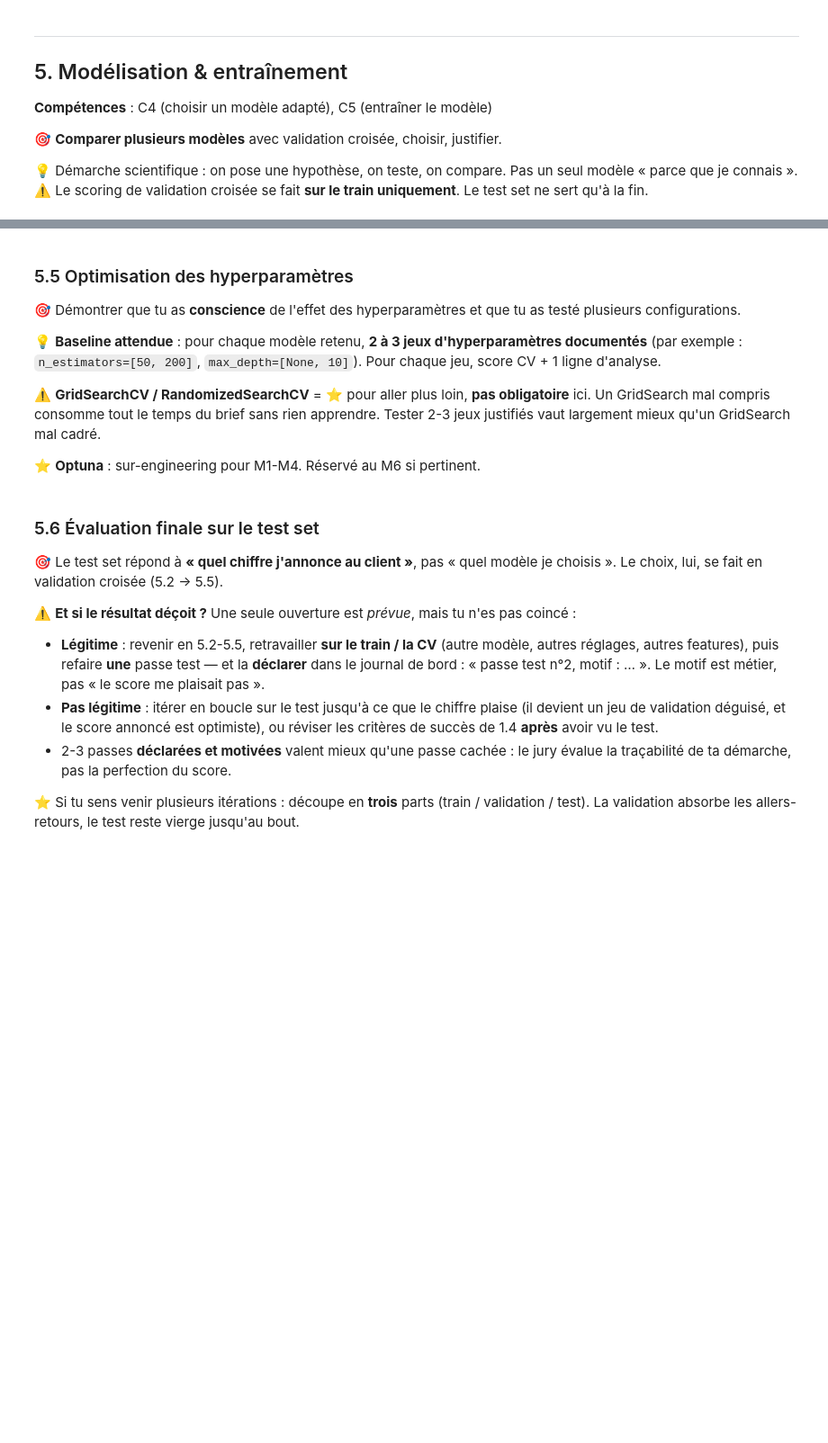
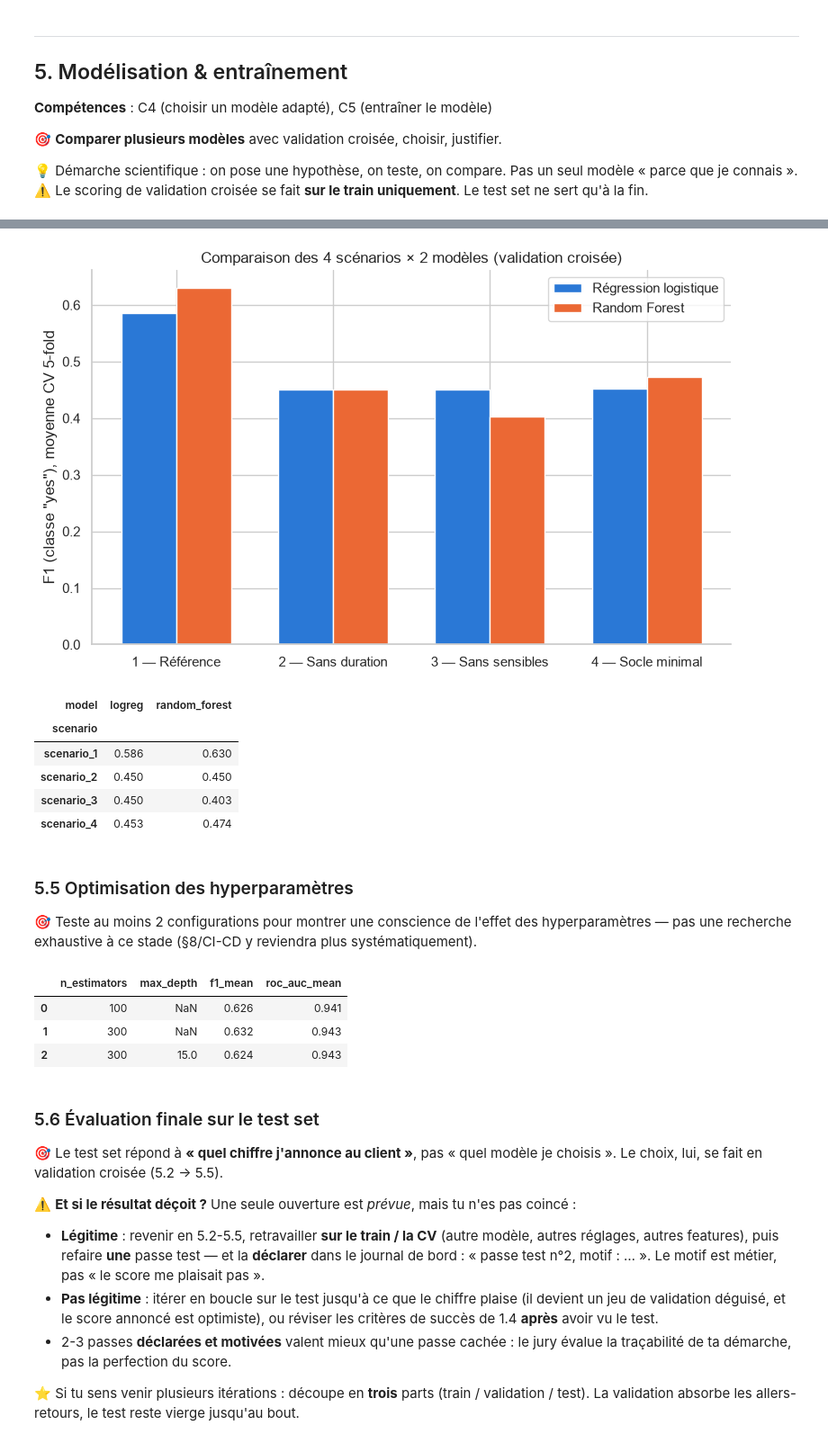
Before and after one commit to nawellepolin/cas-usage-certif-bank-marketing-nawelle, a Jupyter notebook: notebooks/M9_nawelle_bank_marketing.ipynb, the cells around one changed output, grey strips where cells are left out. Shown at 90% size. Cells and saved outputs as stored; diff of their text form; code cells hidden in the pictures; blank space fills up the shorter version.

```diff
--- a/notebooks/M9_nawelle_bank_marketing.ipynb
+++ b/notebooks/M9_nawelle_bank_marketing.ipynb
@@ -732,32 +743,56 @@ Assertions de qualité : OK
 # %%
-# 5.4 Comparaison des modèles : tableau de scores CV
+BLUE, ORANGE = "#2a78d6", "#eb6834"
+
+pivot = cv_results.pivot(index="scenario", columns="model", values="f1_mean")
+pivot = pivot.loc[SCENARIOS, ["logreg", "random_forest"]]
+
+fig, ax = plt.subplots(figsize=(8, 5))
+x = np.arange(len(pivot))
+width = 0.35
+ax.bar(x - width/2, pivot["logreg"], width, label="Régression logistique", color=BLUE)
+ax.bar(x + width/2, pivot["random_forest"], width, label="Random Forest", color=ORANGE)
+ax.set_xticks(x)
+ax.set_xticklabels(["1 — Référence", "2 — Sans duration", "3 — Sans sensibles", "4 — Socle minimal"])
+ax.set_ylabel("F1 (classe \"yes\"), moyenne CV 5-fold")
+ax.set_title("Comparaison des 4 scénarios × 2 modèles (validation croisée)")
+ax.legend()
+ax.spines[["top", "right"]].set_visible(False)
+plt.tight_layout()
+plt.show()
+
+cv_results.pivot(index="scenario", columns="model", values="f1_mean").loc[SCENARIOS].round(3)
+# %% [output]
+[figure, added]
+| model | logreg | random_forest |
+| scenario |  |  |
+| scenario_1 | 0.586 | 0.630 |
+| scenario_2 | 0.450 | 0.450 |
+| scenario_3 | 0.450 | 0.403 |
+| scenario_4 | 0.453 | 0.474 |
 # %% [markdown]
 ### 5.5 Optimisation des hyperparamètres
 
-🎯 Démontrer que tu as **conscience** de l'effet des hyperparamètres et que tu as testé plusieurs configurations.
-
-💡 **Baseline attendue** : pour chaque modèle retenu, **2 à 3 jeux d'hyperparamètres documentés** (par exemple : `n_estimators=[50, 200]`, `max_depth=[None, 10]`). Pour chaque jeu, score CV + 1 ligne d'analyse.
-
-⚠️ **GridSearchCV / RandomizedSearchCV** = ⭐ pour aller plus loin, **pas obligatoire** ici. Un GridSearch mal compris consomme tout le temps du brief sans rien apprendre. Tester 2-3 jeux justifiés vaut largement mieux qu'un GridSearch mal cadré.
-
-⭐ **Optuna** : sur-engineering pour M1-M4. Réservé au M6 si pertinent.
+🎯 Teste au moins 2 configurations pour montrer une conscience de l'effet des hyperparamètres — pas une recherche exhaustive à ce stade (§8/CI-CD y reviendra plus systématiquement).
 # %%
-# Exemple baseline : 2 jeux d'hyperparamètres comparés
-# from sklearn.ensemble import RandomForestClassifier
-# from sklearn.model_selection import cross_val_score
-#
-# for n in (50, 200):
-#     for d in (None, 10):
-#         model = RandomForestClassifier(
-#             n_estimators=n, max_depth=d, random_state=RANDOM_STATE
-#         )
-#         pipe = Pipeline([("prep", preprocessor), ("clf", model)])
-#         scores = cross_val_score(pipe, X_train, y_train, cv=5, scoring="f1")
-#         print(f"n={n} d={d}  F1 = {scores.mean():.3f} ± {scores.std():.3f}")
-#
-# ⭐ Bonus : remplacer les boucles ci-dessus par un GridSearchCV.
-# from sklearn.model_selection import GridSearchCV
-# search = GridSearchCV(pipe, param_grid={...}, cv=5, scoring="f1", n_jobs=-1)
+configs = [
+    {"n_estimators": 100, "max_depth": None},
+    {"n_estimators": 300, "max_depth": None},
+    {"n_estimators": 300, "max_depth": 15},
+]
+
+tuning_rows = []
+for cfg in configs:
+    clf = RandomForestClassifier(class_weight="balanced", random_state=RANDOM_STATE, n_jobs=-1, **cfg)
+    pipe = Pipeline([("prep", make_preprocessor("scenario_1")), ("clf", clf)])
+    scores = cross_validate(pipe, X_train, y_train, cv=cv, scoring=["f1", "roc_auc"], n_jobs=-1)
+    tuning_rows.append({**cfg, "f1_mean": scores["test_f1"].mean(), "roc_auc_mean": scores["test_roc_auc"].mean()})
+
+pd.DataFrame(tuning_rows).round(3)
+# %% [output]
+|  | n_estimators | max_depth | f1_mean | roc_auc_mean |
+| 0 | 100 | NaN | 0.626 | 0.941 |
+| 1 | 300 | NaN | 0.632 | 0.943 |
+| 2 | 300 | 15.0 | 0.624 | 0.943 |
 # %% [markdown]
 ### 5.6 Évaluation finale sur le test set
 
```
Also changed, not shown: parts of 10 cells of this notebook.
